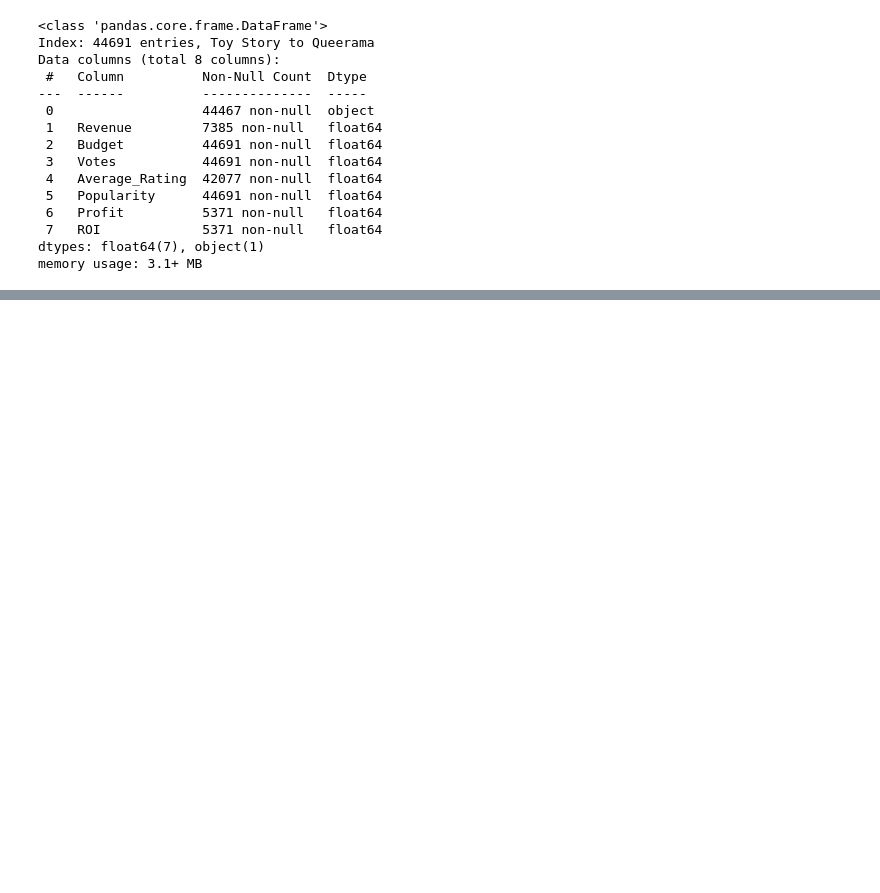
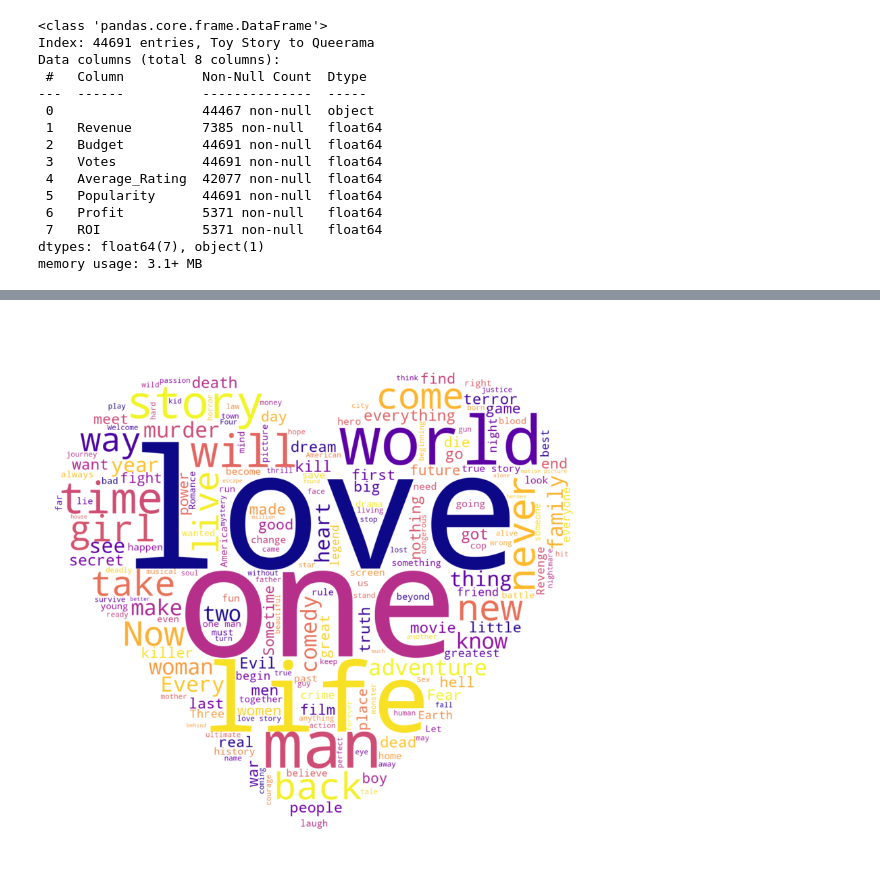
Before and after one commit to bcgithubpage/datascience, a Jupyter notebook: EDA_Movie_Project_Part1.ipynb, the cells around one changed output, grey strips where cells are left out. Saved outputs shown, nothing was run; the diff lists cells and outputs as text; code cells hidden in the pictures; blank space fills up the shorter version.

```diff
--- a/EDA_Movie_Project_Part1.ipynb
+++ b/EDA_Movie_Project_Part1.ipynb
@@ -300,0 +543,11 @@ best_worst(by='Popularity', n=5)
+# %%
+mask = np.array(Image.open('blueheart.jpg'))
+# %%
+body = WordCloud(height=2000, width=4000, background_color='white', max_words=200, colormap='plasma', mask=mask).generate(words)
+# %%
+plt.figure(figsize=(15,15))
+plt.imshow(body, interpolation='bilinear')
+plt.axis('off')
+plt.show()
+# %% [output]
+[figure, added]
```
Also changed, not shown: parts of 35 cells of this notebook.
